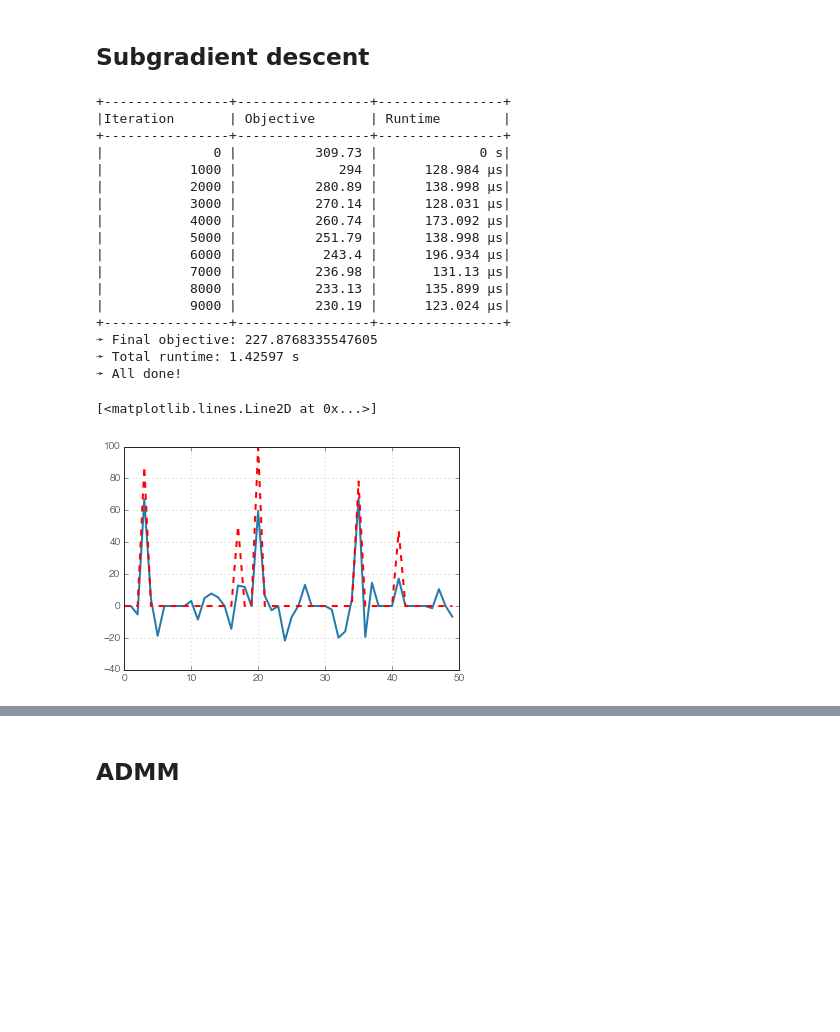
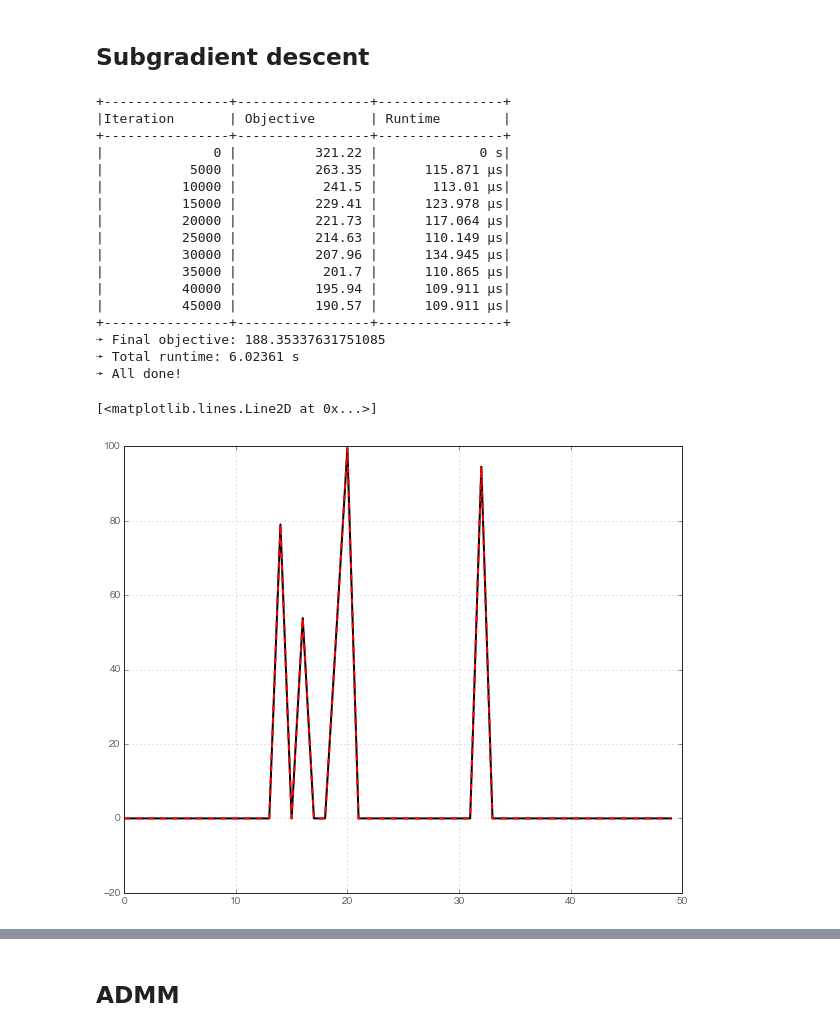
Before and after one commit to nirum/descent-tutorial, a Jupyter notebook: sparse recovery.ipynb, the cells around one changed output, grey strips where cells are left out. Saved outputs shown, nothing was run; the diff lists cells and outputs as text; code cells hidden in the pictures; blank space fills up the shorter version.

```diff
--- a/sparse recovery.ipynb
+++ b/sparse recovery.ipynb
@@ -37,29 +32,48 @@ def f_df_subg(x, penalty=0.5):
+# %%
+# squared error objective
+def f_df(x):
+    err = A.dot(x) - y
+    objective = 0.5 * np.linalg.norm(err) ** 2
+    gradient = A.T.dot(err)
+    return objective, gradient
+
+# squared error + sparsity penalty
+def f_df_sparse(x, penalty=0.5):
+    # squared error
+    obj, grad = f_df(x)
+
+    # tack on the sparsity penalty
+    obj_sparse = obj + penalty * np.linalg.norm(x, 1)
+    grad_sparse = grad + penalty * np.sign(x)
+
+    return obj_sparse, grad_sparse
 # %%
-opt_subg = descent.sgd(f_df_subg, x_lsq, learning_rate=5e-3)
-opt_subg.display.every = 1000
-opt_subg.run(1e4)
+opt_subg = descent.sgd(f_df_sparse, x_lsq, learning_rate=5e-3)
+opt_subg.display.every = 5000
+opt_subg.run(5e4)
 # %% [output]
 +----------------+-----------------+----------------+
 |Iteration       | Objective       | Runtime        |
 +----------------+-----------------+----------------+
-|              0 |          309.73 |             0 s|
-|           1000 |             294 |      128.984 μs|
-|           2000 |          280.89 |      138.998 μs|
-|           3000 |          270.14 |      128.031 μs|
-|           4000 |          260.74 |      173.092 μs|
-|           5000 |          251.79 |      138.998 μs|
-|           6000 |           243.4 |      196.934 μs|
-|           7000 |          236.98 |       131.13 μs|
-|           8000 |          233.13 |      135.899 μs|
-|           9000 |          230.19 |      123.024 μs|
+|              0 |          321.22 |             0 s|
+|           5000 |          263.35 |      115.871 μs|
+|          10000 |           241.5 |       113.01 μs|
+|          15000 |          229.41 |      123.978 μs|
+|          20000 |          221.73 |      117.064 μs|
+|          25000 |          214.63 |      110.149 μs|
+|          30000 |          207.96 |      134.945 μs|
+|          35000 |           201.7 |      110.865 μs|
+|          40000 |          195.94 |      109.911 μs|
+|          45000 |          190.57 |      109.911 μs|
 +----------------+-----------------+----------------+
-➛ Final objective: 227.8768335547605
-➛ Total runtime: 1.42597 s
+➛ Final objective: 188.35337631751085
+➛ Total runtime: 6.02361 s
 ➛ All done!
 # %%
-plt.plot(opt_subg.theta)
+plt.figure(figsize=(10,8))
+plt.plot(opt_subg.theta, 'k-')
 plt.plot(x, 'r--')
 # %% [output]
 [<matplotlib.lines.Line2D at 0x...>]
-[figure, old version]
+[figure, new version]
 # %%
```
Also changed, not shown: parts of 15 cells of this notebook, 6 other files.
